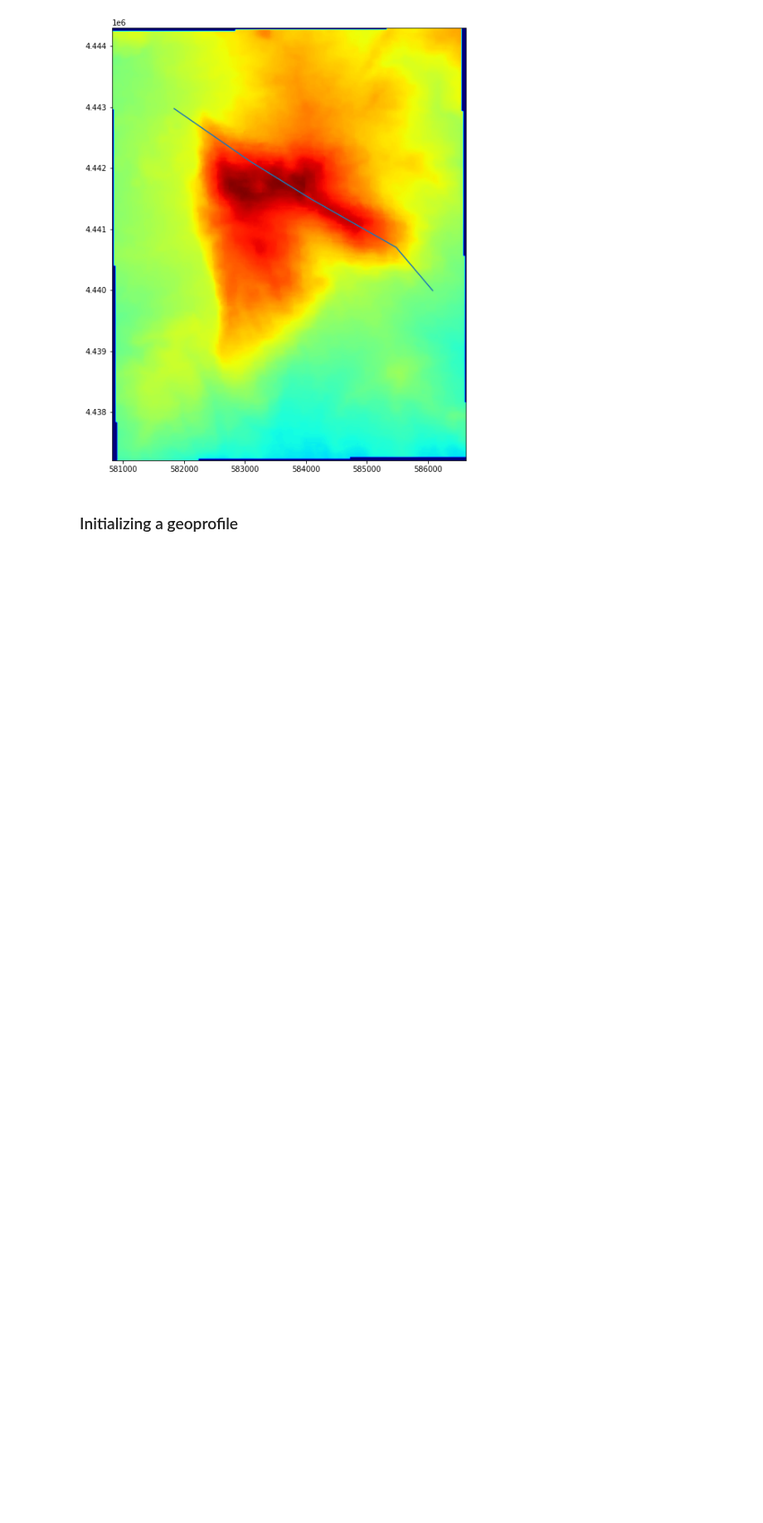
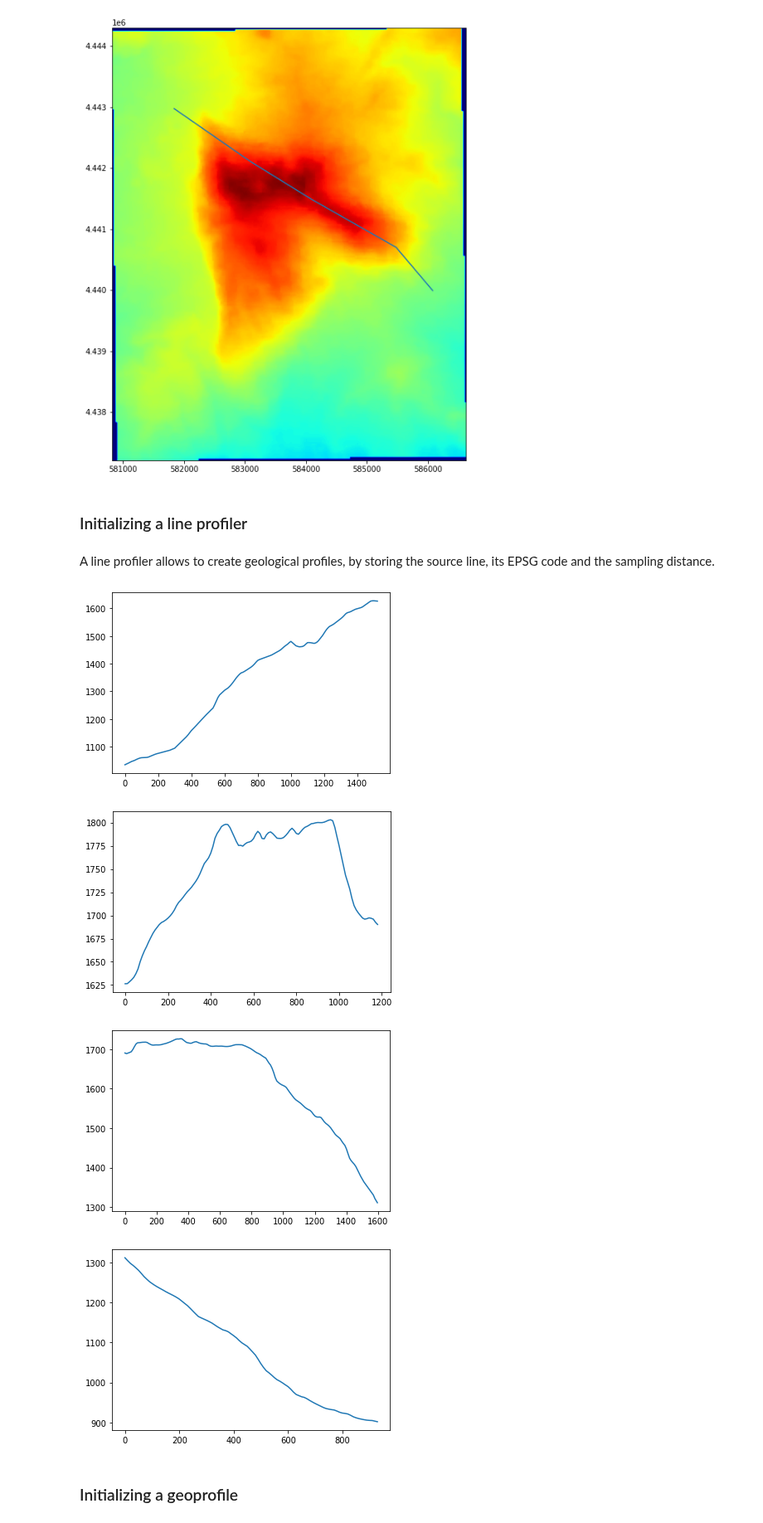
Before and after one commit to mauroalberti/gsf, a Jupyter notebook: docs/notebooks/Geologic profiles with pygsf - dev.ipynb, the cells around one changed output. Shown at 83% size. Cells and saved outputs as stored; diff of their text form; code cells hidden in the pictures; blank space fills up the shorter version.

Commit message:
Started line profiler usage

```diff
--- a/docs/notebooks/Geologic profiles with pygsf - dev.ipynb
+++ b/docs/notebooks/Geologic profiles with pygsf - dev.ipynb
@@ -141,3 +141,7 @@ line = projected_geoline.shape
 plot_line(fig, line)
 # %% [output]
 [figure]
+# %% [markdown]
+### Initializing a line profiler
+# %% [markdown]
+A line profiler allows to create geological profiles, by storing the source line, its EPSG code and the sampling distance.
@@ -144,3 +150,20 @@ plot_line(fig, line)
+# %%
+line_profiler = LineProfiler(
+    src_line=line,
+    densify_distance=10.0, # meters
+    epsg_code=32633)
+# %%
+topographic_profile = line_profiler.profile_grid(
+    geoarray=geoarray)
+# %%
+from pygsf.plots.profiles import plot
+for xy_array in topographic_profile:
+    plot(xy_array)
+# %% [output]
+[figure, added]
+[figure, added]
+[figure, added]
+[figure, added]
 # %% [markdown]
 ### Initializing a geoprofile
 # %% [markdown]
```
Also changed, not shown: parts of 1 cell of this notebook.
